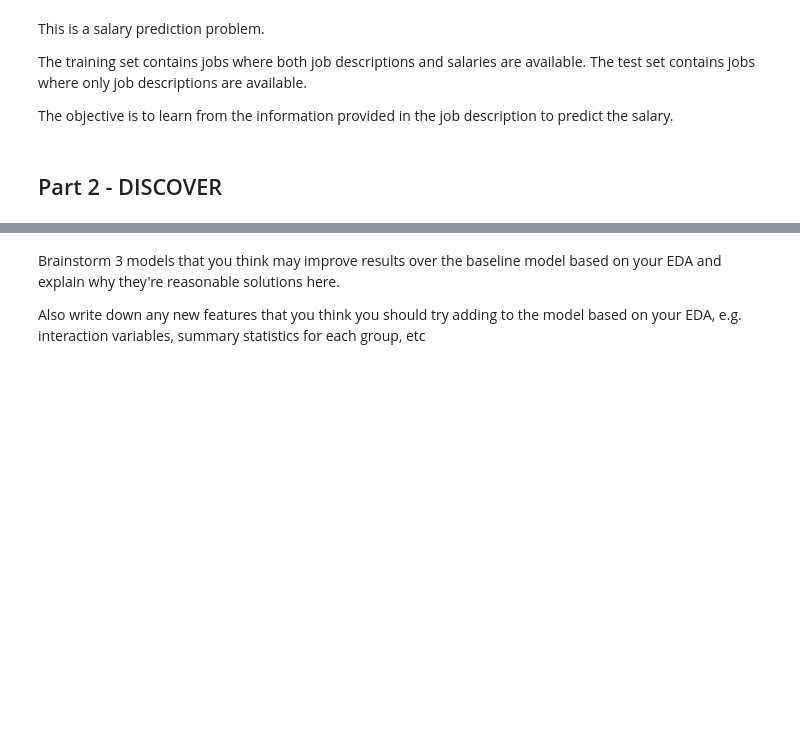
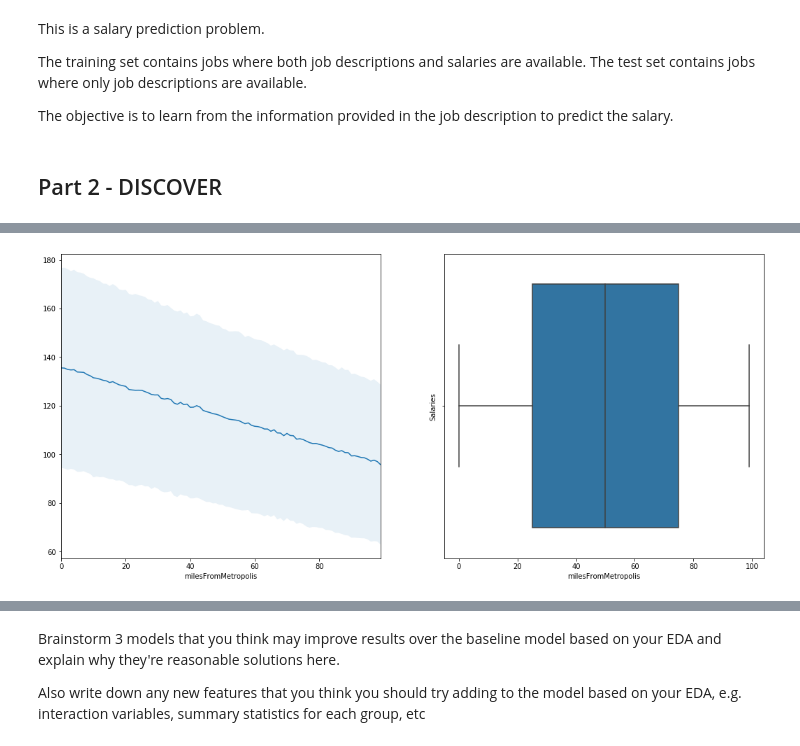
Before and after one commit to HieuNguyen258/Are-we-overpaying-our-employees-, a Jupyter notebook: Salary Prediction Project.ipynb, the cells around one changed output, grey strips where cells are left out. Saved outputs shown, nothing was run; the diff lists cells and outputs as text; code cells hidden in the pictures; blank space fills up the shorter version.

```diff
--- a/Salary Prediction Project.ipynb
+++ b/Salary Prediction Project.ipynb
@@ -54,0 +309,4 @@ __email__ = "hieu.t.nguyen.aug25@gmail.com"
+# %%
+visualize_features(train, 'milesFromMetropolis')
+# %% [output]
+[figure, added]
```
Also changed, not shown: parts of 74 cells of this notebook.
